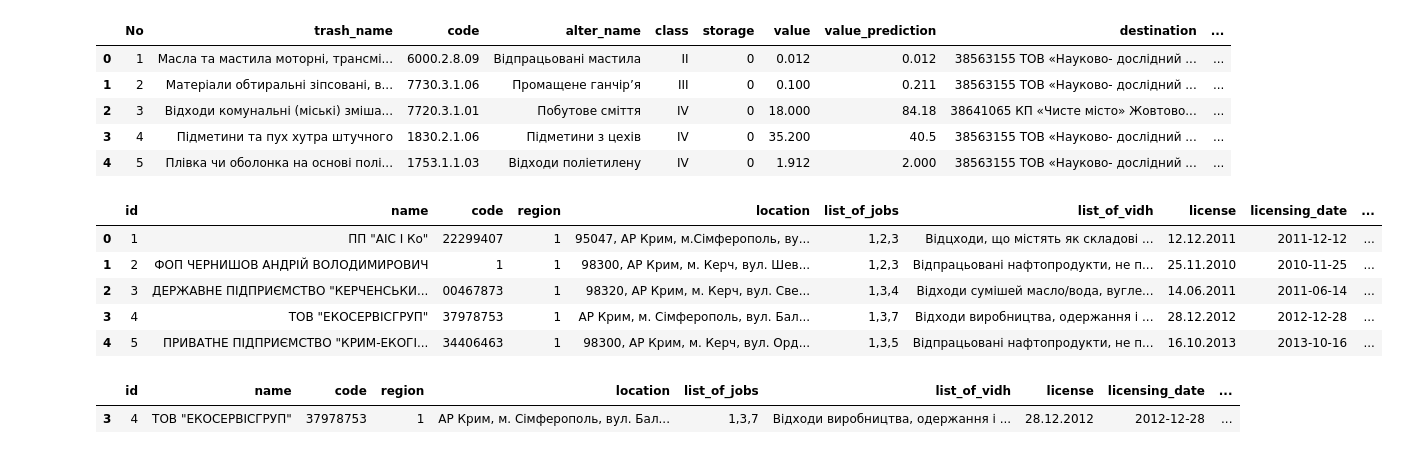
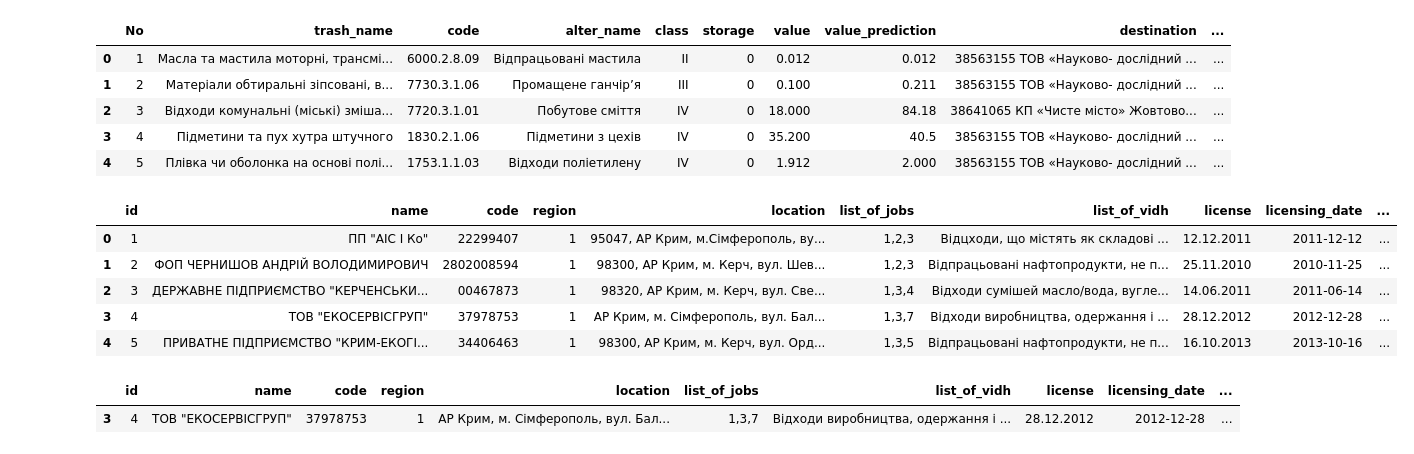
Before and after one commit to st-rom/WUA, a Jupyter notebook: decl_comperator.ipynb, the cells around one changed output. Drawn from its saved outputs; the diff is of its cells as text; code cells hidden in the pictures.

```diff
--- a/decl_comperator.ipynb
+++ b/decl_comperator.ipynb
@@ -12,11 +12,13 @@ data.head(5)
 | 4 | 5 | Плівка чи оболонка на основі полі... | 1753.1.1.03 | Відходи поліетилену | ІV | 0 | 1.912 | 2.000 | 38563155 ТОВ «Науково- дослідний ... | ... |
 # %%
 data2 = pd.read_csv('Декларації на 11-01-2018.csv', sep='\t')
+data2['code'] = data2['code'].apply(lambda x: x.strip())
+data2.at[1, 'code'] = '2802008594'
 data2.head(5)
 # %% [output]
 |  | id | name | code | region | location | list_of_jobs | list_of_vidh | license | licensing_date | ... |
 | 0 | 1 | ПП "АІС І Ко" | 22299407 | 1 | 95047, АР Крим, м.Сімферополь, ву... | 1,2,3 | Відцходи, що містять як складові ... | 12.12.2011 | 2011-12-12 | ... |
-| 1 | 2 | ФОП ЧЕРНИШОВ АНДРІЙ ВОЛОДИМИРОВИЧ | 1 | 1 | 98300, АР Крим, м. Керч, вул. Шев... | 1,2,3 | Відпрацьовані нафтопродукти, не п... | 25.11.2010 | 2010-11-25 | ... |
+| 1 | 2 | ФОП ЧЕРНИШОВ АНДРІЙ ВОЛОДИМИРОВИЧ | 2802008594 | 1 | 98300, АР Крим, м. Керч, вул. Шев... | 1,2,3 | Відпрацьовані нафтопродукти, не п... | 25.11.2010 | 2010-11-25 | ... |
 | 2 | 3 | ДЕРЖАВНЕ ПІДПРИЄМСТВО "КЕРЧЕНСЬКИ... | 00467873 | 1 | 98320, АР Крим, м. Керч, вул. Све... | 1,3,4 | Відходи сумішей масло/вода, вугле... | 14.06.2011 | 2011-06-14 | ... |
 | 3 | 4 | ТОВ "ЕКОСЕРВІСГРУП" | 37978753 | 1 | АР Крим, м. Сімферополь, вул. Бал... | 1,3,7 | Відходи виробництва, одержання і ... | 28.12.2012 | 2012-12-28 | ... |
 | 4 | 5 | ПРИВАТНЕ ПІДПРИЄМСТВО "КРИМ-ЕКОГІ... | 34406463 | 1 | 98300, АР Крим, м. Керч, вул. Орд... | 1,3,5 | Відпрацьовані нафтопродукти, не п... | 16.10.2013 | 2013-10-16 | ... |
```
Also changed, not shown: parts of 27 cells of this notebook, 3 other files.
